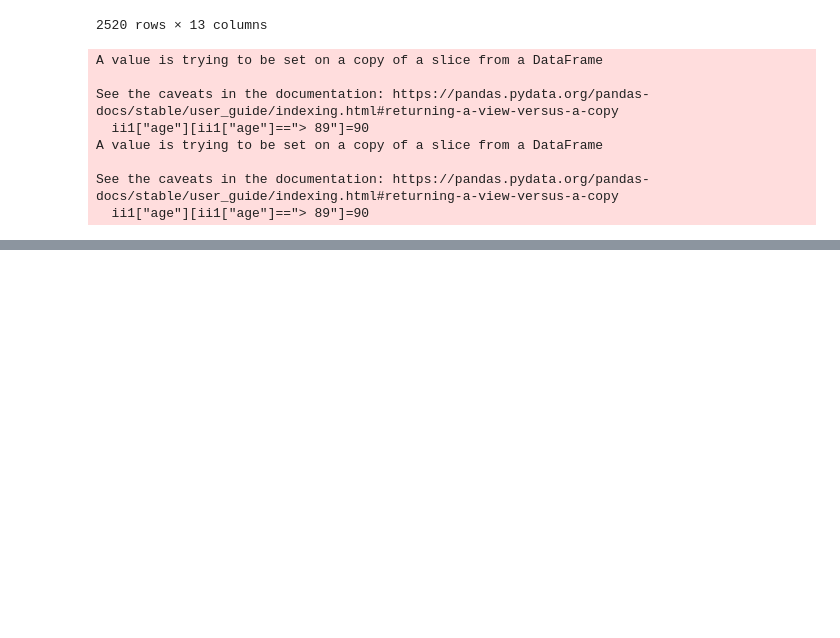
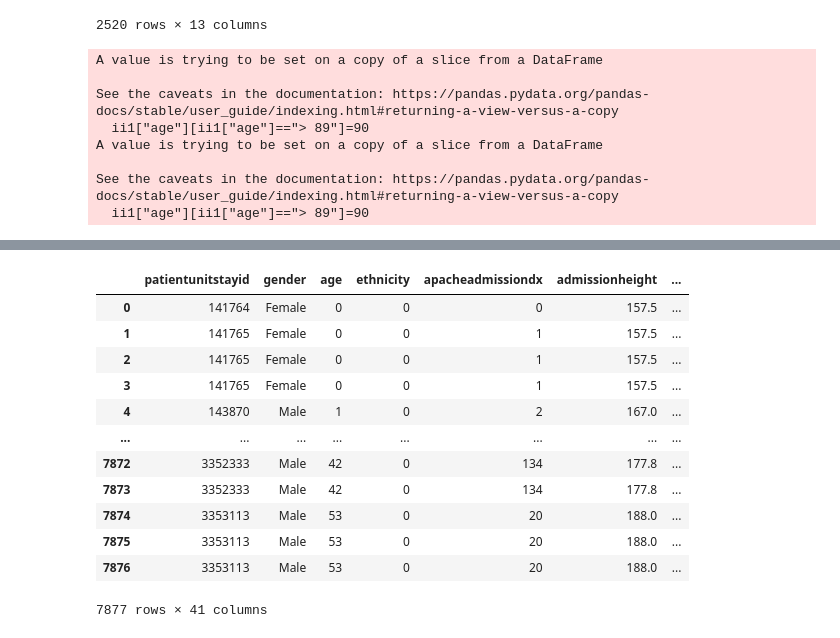
Before and after one commit to eduruiz00/dedalus-datathon, a Jupyter notebook: Clasi.ipynb, the cells around one changed output, grey strips where cells are left out. Saved outputs shown, nothing was run; the diff lists cells and outputs as text; code cells hidden in the pictures; blank space fills up the shorter version.

```diff
--- a/Clasi.ipynb
+++ b/Clasi.ipynb
@@ -131,6 +161,21 @@ ii1 = pd.merge(ii1, apach, on="patientunitstayid", how="left")
 # %%
 admissiondx=tables["admissionDx"].iloc[:,[1,4,5]]
 ii1 = pd.merge(ii1, admissiondx, on="patientunitstayid", how="left")
+ii1
+# %% [output]
+|  | patientunitstayid | gender | age | ethnicity | apacheadmissiondx | admissionheight | ... |
+| 0 | 141764 | Female | 0 | 0 | 0 | 157.5 | ... |
+| 1 | 141765 | Female | 0 | 0 | 1 | 157.5 | ... |
+| 2 | 141765 | Female | 0 | 0 | 1 | 157.5 | ... |
+| 3 | 141765 | Female | 0 | 0 | 1 | 157.5 | ... |
+| 4 | 143870 | Male | 1 | 0 | 2 | 167.0 | ... |
+| ... | ... | ... | ... | ... | ... | ... | ... |
+| 7872 | 3352333 | Male | 42 | 0 | 134 | 177.8 | ... |
+| 7873 | 3352333 | Male | 42 | 0 | 134 | 177.8 | ... |
+| 7874 | 3353113 | Male | 53 | 0 | 20 | 188.0 | ... |
+| 7875 | 3353113 | Male | 53 | 0 | 20 | 188.0 | ... |
+| 7876 | 3353113 | Male | 53 | 0 | 20 | 188.0 | ... |
+7877 rows × 41 columns
 # %%
 ii1["admitdxname"],dict_dx=le(ii1["admitdxname"])
 ii1["admitdxtext"],dict_dx=le(ii1["admitdxtext"])
```
Also changed, not shown: parts of 16 cells of this notebook.
